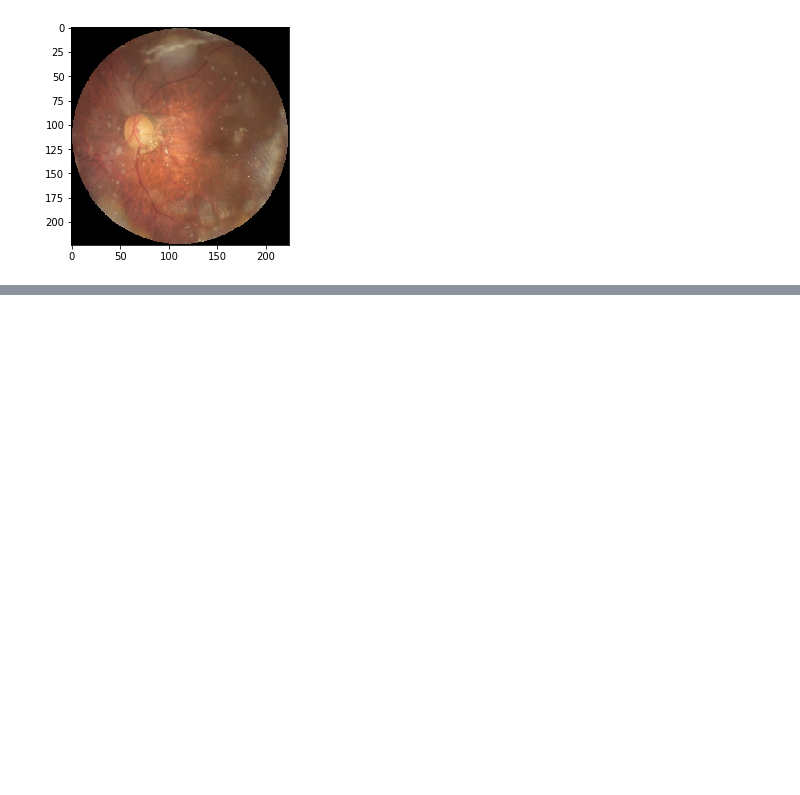
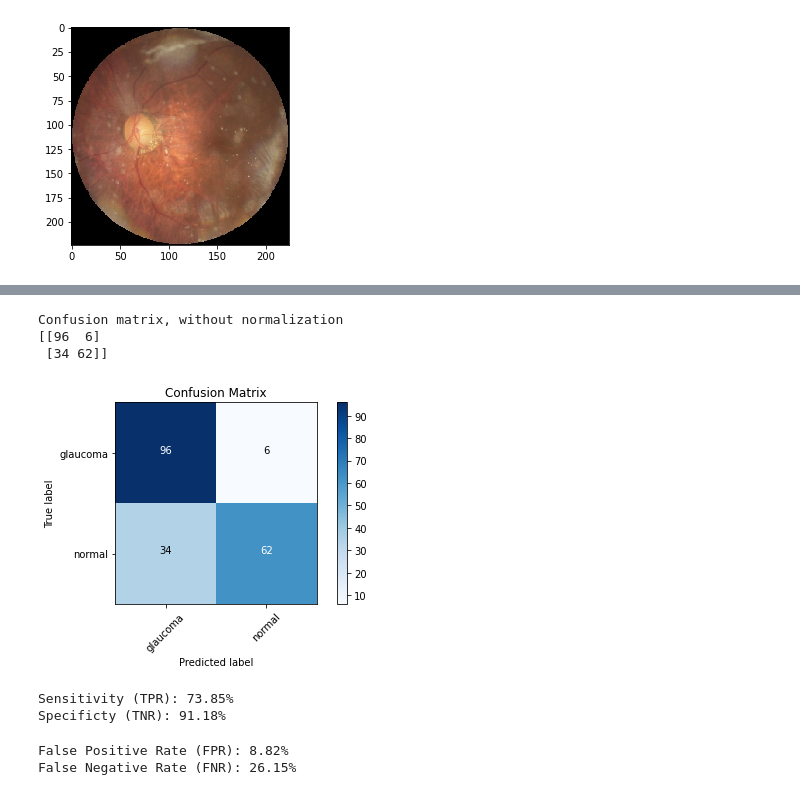
Before and after one commit to ethanrasmussen/ocularimg_test, a Jupyter notebook: glaucoma_model.ipynb, the cells around one changed output, grey strips where cells are left out. Saved outputs shown, nothing was run; the diff lists cells and outputs as text; code cells hidden in the pictures; blank space fills up the shorter version.

```diff
--- a/glaucoma_model.ipynb
+++ b/glaucoma_model.ipynb
@@ -259,0 +413,53 @@ plt.show()
+# %%
+# confusion matrix -- func borrowed from other code
+def plot_confusion_matrix(cm, classes,
+                        normalize=False,
+                        title='Confusion matrix',
+                        cmap=plt.cm.Blues):
+    plt.imshow(cm, interpolation='nearest', cmap=cmap)
+    plt.title(title)
+    plt.colorbar()
+    tick_marks = np.arange(len(classes))
+    plt.xticks(tick_marks, classes, rotation=45)
+    plt.yticks(tick_marks, classes)
+
+    if normalize:
+        cm = cm.astype('float') / cm.sum(axis=1)[:, np.newaxis]
+        print("Normalized confusion matrix")
+    else:
+        print('Confusion matrix, without normalization')
+
+    print(cm)
+
+    thresh = cm.max() / 2.
+    for i, j in itertools.product(range(cm.shape[0]), range(cm.shape[1])):
+        plt.text(j, i, cm[i, j],
+            horizontalalignment="center",
+            color="white" if cm[i, j] > thresh else "black")
+
+    plt.tight_layout()
+    plt.ylabel('True label')
+    plt.xlabel('Predicted label')
+
+plot_confusion_matrix(cm=confusion_matrix(test_gen.labels, predicted_class_idx), classes=['glaucoma', 'normal'], title='Confusion Matrix')
+# %% [output]
+Confusion matrix, without normalization
+[[96  6]
+ [34 62]]
+[figure, added]
+# %%
+print(
+    "Sensitivity (TPR): {}%\n"
+    "Specificty (TNR): {}%".format(round(((96/(96+34))*100), 2), round(((62/(62+6))*100), 2))
+)
+# %% [output]
+Sensitivity (TPR): 73.85%
+Specificty (TNR): 91.18%
+# %%
+print(
+    "False Positive Rate (FPR): {}%\n"
+    "False Negative Rate (FNR): {}%".format(round(((1-(62/(62+6)))*100), 2), round(((1-(96/(96+34)))*100), 2))
+)
+# %% [output]
+False Positive Rate (FPR): 8.82%
+False Negative Rate (FNR): 26.15%
```
Also changed, not shown: parts of 12 cells of this notebook.
